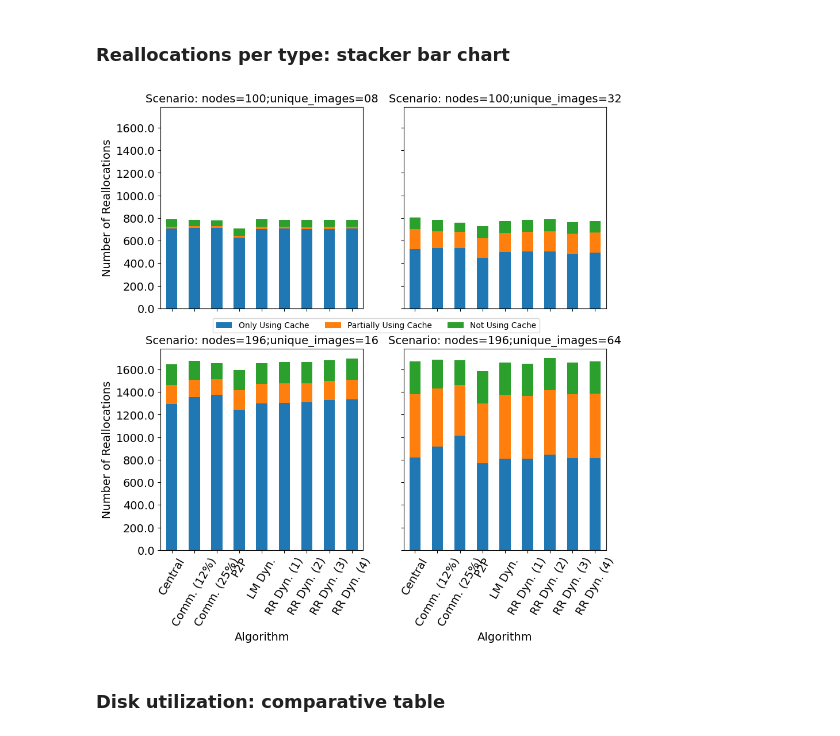
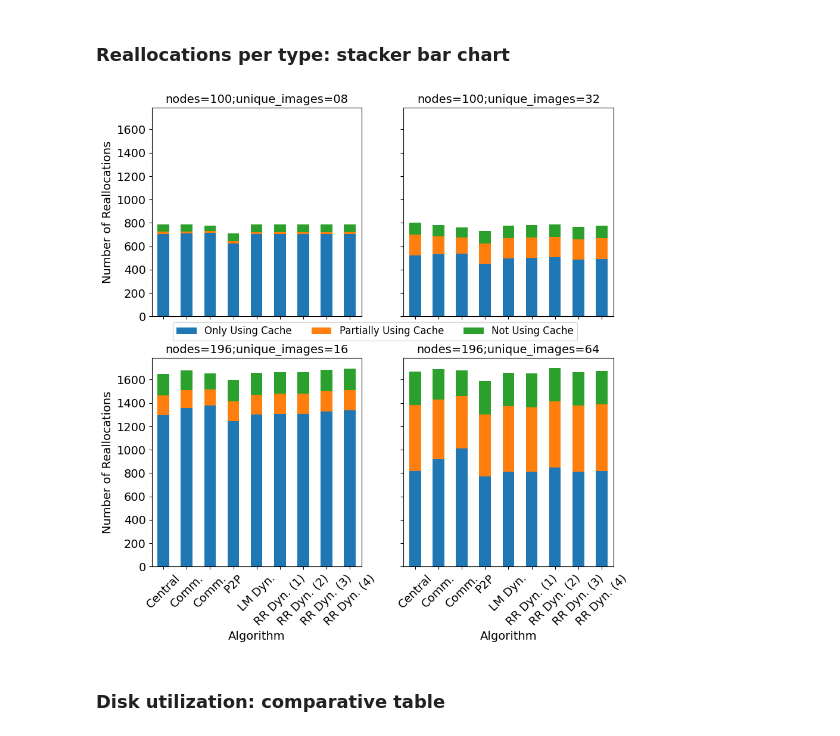
Before and after one commit to lucasroges/dynamic-registry-provisioning, a Jupyter notebook: analysis.ipynb, the cells around one changed output. Cells and saved outputs as stored; diff of their text form; code cells hidden in the pictures.

```diff
--- a/analysis.ipynb
+++ b/analysis.ipynb
@@ -55,11 +45,7 @@ algorithm_map = {
     "resource_aware_dynamic": "RR Dyn.",
 }
 
-algorithm_labels = ["Central", "Comm. (12%)", "Comm. (25%)", "P2P", "LM Dyn.", "RR Dyn. (1)", "RR Dyn. (2)", "RR Dyn. (3)", "RR Dyn. (4)"]
-
-font_dict = {
-    "fontsize": 14
-}
+algorithm_labels = ["Central", "Comm.*", "Comm.+", "P2P", "LM Dyn.", "RR Dyn. (1)", "RR Dyn. (2)", "RR Dyn. (3)", "RR Dyn. (4)"]
 # %% [markdown]
 ## Base functions
 # %% [markdown]
@@ -501,21 +533,20 @@ with open(f"{base_dir}/table_provisioned_registries.tex", "w") as f:
 ### Resource usage (provisioned registries along the time): line chart
 # %%
 # TODO: check how to share labels
+plt.rcParams.update({'font.size': 14, 'axes.titlesize': 14, 'legend.fontsize': 12})
 fig, ax = plt.subplots(2, 2, figsize=(10, 10), sharex=True, sharey=True)
 
 for counter, (key, registry_data) in enumerate(registry_data_dfs.items()):
-    registry_data[1].plot(ax=ax[counter // 2][counter % 2], legend=False, xticks=range(0, last_step + 1, 600), yticks=range(0, 51, 10))
+    registry_data[1].plot(ax=ax[counter // 2][counter % 2], legend=False, xticks=range(0, last_step + 1, 1200), yticks=range(0, 51, 10))
     customize_chart(
         ax[counter // 2][counter % 2],
-        xticklabels={"labels": ax[counter // 2][counter % 2].get_xticks(), "fontdict": font_dict, "rotation": 30},
-        xlabel={"xlabel":"Time Step","fontdict":font_dict},
-        yticklabels={"labels": ax[counter // 2][counter % 2].get_yticks(), "fontdict": font_dict},
-        ylabel={"ylabel":"Number of Provisioned Registries","fontdict":font_dict},
-        title={"label":f"{key}","fontdict":font_dict},
+        xlabel="Time Step",
+        ylabel="Number of Provisioned Registries",
+        title=key,
     )
 
 handles, _ = plt.gca().get_legend_handles_labels()
-fig.legend(handles, algorithm_labels, loc='center', ncols=5, bbox_to_anchor=(0.5, 0.5))
+fig.legend(handles, algorithm_labels, loc='center', ncols=5, bbox_to_anchor=(0.5, 0.505))
 plt.subplots_adjust(hspace=0.3)
 
 plt.savefig(f"{base_dir}/provisioned_registries.pdf", bbox_inches='tight')
@@ -525,22 +556,21 @@ plt.savefig(f"{base_dir}/provisioned_registries.pdf", bbox_inches='tight')
 ### Resource usage (server computing utilization along the time): line chart
 # %%
 # TODO: check how to share labels
+plt.rcParams.update({'font.size': 14, 'axes.titlesize': 14, 'legend.fontsize': 12})
 fig, ax = plt.subplots(2, 2, figsize=(10, 10), sharex=True, sharey=True)
 
 for counter, (key, server_data) in enumerate(server_data_dfs.items()):
-    server_data[0].plot(ax=ax[counter // 2][counter % 2], legend=False, xticks=range(0, last_step + 1, 600), yticks=[0.58, 0.6, 0.62, 0.64, 0.66, 0.68])
+    server_data[0].plot(ax=ax[counter // 2][counter % 2], legend=False, xticks=range(0, last_step + 1, 1200), yticks=[0.58, 0.6, 0.62, 0.64, 0.66, 0.68])
     customize_chart(
         ax[counter // 2][counter % 2],
-        xticklabels={"labels": ax[counter // 2][counter % 2].get_xticks(), "fontdict": font_dict, "rotation": 30},
-        xlabel={"xlabel":"Time Step","fontdict":font_dict},
-        yticklabels={"labels": ax[counter // 2][counter % 2].get_yticks(), "fontdict": font_dict},
-        ylabel={"ylabel":"Normalized Server Utilization","fontdict":font_dict},
-        title={"label":f"{key}","fontdict":font_dict},
+        xlabel="Time Step",
+        ylabel="Normalized Server Utilization",
+        title=key,
     )
     ax[counter // 2][counter % 2].yaxis.set_major_formatter(mticker.PercentFormatter(xmax=1, decimals=0))
 
 handles, _ = plt.gca().get_legend_handles_labels()
-fig.legend(handles, algorithm_labels, loc='center', ncols=5, bbox_to_anchor=(0.5, 0.5))
+fig.legend(handles, algorithm_labels, loc='center', ncols=5, bbox_to_anchor=(0.5, 0.505))
 plt.subplots_adjust(hspace=0.3)
 
 plt.savefig(f"{base_dir}/server_utilization.pdf", bbox_inches='tight')
@@ -562,7 +592,7 @@ provisioning_time_table_latex_string = provisioning_time_table.to_latex(
     index=True,
     escape=True,
     header=False,
-    label="tab:latency",
+    label="tab:provisioning-time",
     column_format="lcccc",
     caption="Overall provisioning time in seconds (Equation~\\ref{eq:minimize-provisioning-time}).",
     float_format="{:0.2f}".format
@@ -580,29 +610,28 @@ with open(f"{base_dir}/table_provisioning_time.tex", "w") as f:
 ### Reallocations per type: stacker bar chart
 # %%
 # TODO: check how to share labels
+plt.rcParams.update({'font.size': 14, 'axes.titlesize': 14, 'legend.fontsize': 12})
 fig, ax = plt.subplots(2, 2, figsize=(10, 10), sharex=True, sharey=True)
 
 for counter, (key, application_data) in enumerate(application_data_dfs.items()):
     reallocations_df = application_data[["Algorithm", "Only Using Cache", "Partially Using Cache", "Not Using Cache"]]
     reallocations_df.plot.bar(x="Algorithm", stacked=True, ax=ax[counter // 2][counter % 2], rot=45, legend=False)
     customize_chart(
         ax[counter // 2][counter % 2],
-        xticklabels={"labels": algorithm_labels, "fontdict": font_dict, "rotation": 60},
-        xlabel={"xlabel":"Algorithm","fontdict":font_dict},
-        yticklabels={"labels": ax[counter // 2][counter % 2].get_yticks(), "fontdict": font_dict},
-        ylabel={"ylabel":"Number of Reallocations","fontdict":font_dict},
-        title={"label":f"Scenario: {key}","fontdict":font_dict},
+        xlabel="Algorithm",
+        ylabel="Number of Reallocations",
+        title=key,
     )
 
 handles, labels = plt.gca().get_legend_handles_labels()
-fig.legend(handles, labels, loc='center', ncols=3, bbox_to_anchor=(0.5, 0.5))
+fig.legend(handles, labels, loc='center', ncols=3, bbox_to_anchor=(0.5, 0.505))
 plt.subplots_adjust(hspace=0.2)
 
 plt.savefig(f"{base_dir}/reallocations.pdf", bbox_inches='tight')
 
 # TODO: add labels to the bars (%)
 # %% [output]
-[figure, old version]
+[figure, new version]
 # %% [markdown]
 ### Disk utilization: comparative table
 # %%
```
Also changed, not shown: parts of 17 cells of this notebook.
